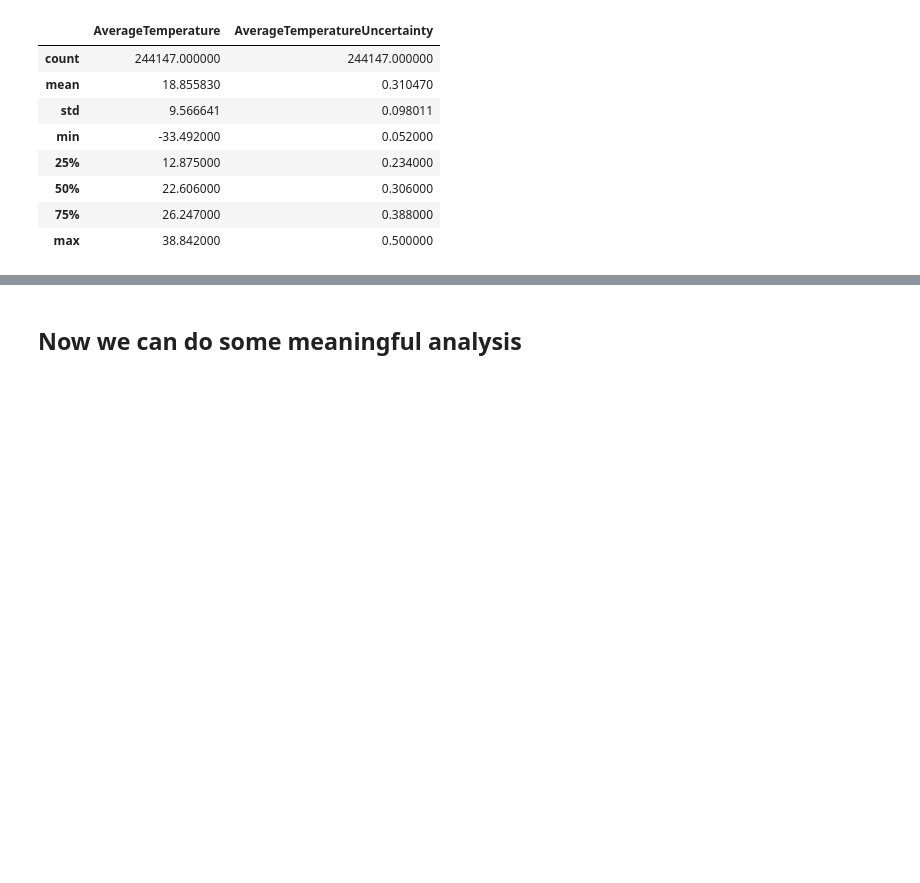
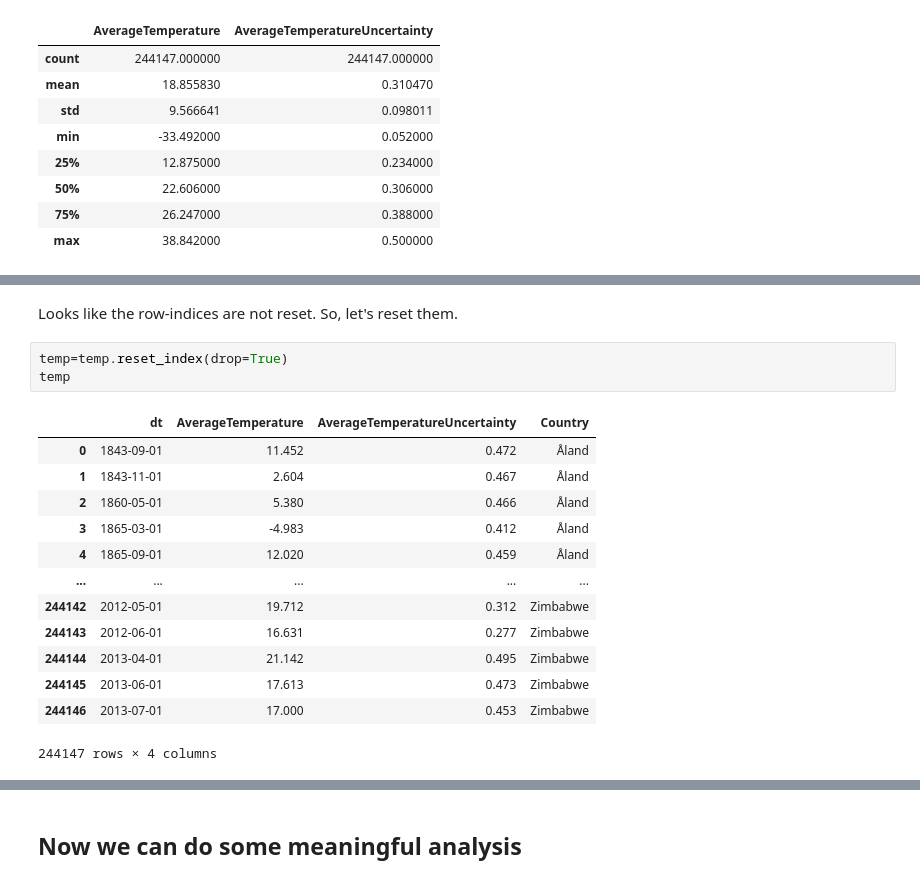
Before and after one commit to raghurama123/DataScience, a Jupyter notebook: notebooks/DS_02.ipynb, the cells around one changed output, grey strips where cells are left out. Cells and saved outputs as stored; diff of their text form; blank space fills up the shorter version.

```diff
--- a/notebooks/DS_02.ipynb
+++ b/notebooks/DS_02.ipynb
@@ -82,0 +99,19 @@ temp.describe()
+# %% [markdown]
+Looks like the row-indices are not reset. So, let's reset them.
+# %%
+temp=temp.reset_index(drop=True)
+temp
+# %% [output]
+|  | dt | AverageTemperature | AverageTemperatureUncertainty | Country |
+| 0 | 1843-09-01 | 11.452 | 0.472 | Åland |
+| 1 | 1843-11-01 | 2.604 | 0.467 | Åland |
+| 2 | 1860-05-01 | 5.380 | 0.466 | Åland |
+| 3 | 1865-03-01 | -4.983 | 0.412 | Åland |
+| 4 | 1865-09-01 | 12.020 | 0.459 | Åland |
+| ... | ... | ... | ... | ... |
+| 244142 | 2012-05-01 | 19.712 | 0.312 | Zimbabwe |
+| 244143 | 2012-06-01 | 16.631 | 0.277 | Zimbabwe |
+| 244144 | 2013-04-01 | 21.142 | 0.495 | Zimbabwe |
+| 244145 | 2013-06-01 | 17.613 | 0.473 | Zimbabwe |
+| 244146 | 2013-07-01 | 17.000 | 0.453 | Zimbabwe |
+244147 rows × 4 columns
```
Also changed, not shown: parts of 7 cells of this notebook, 1 other file.
